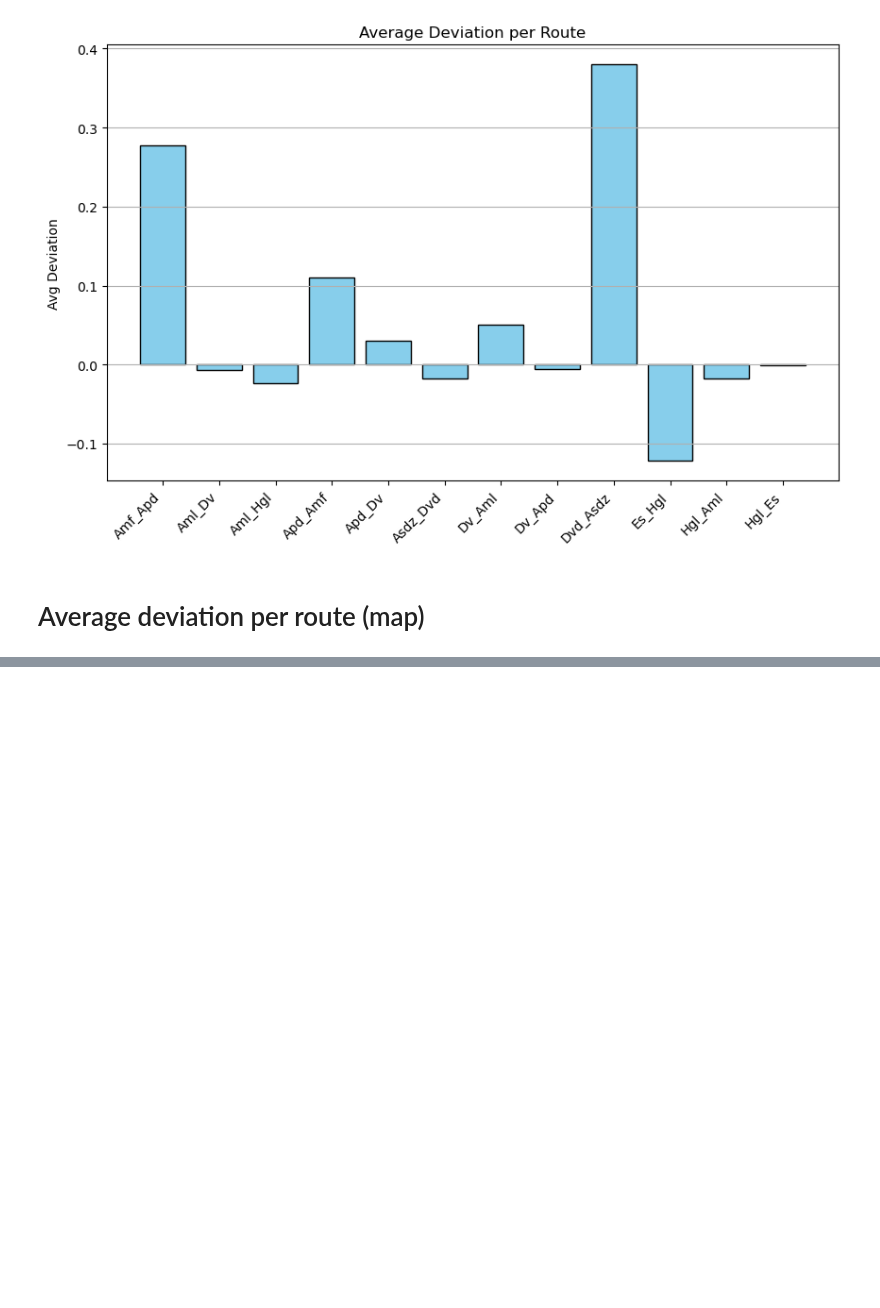
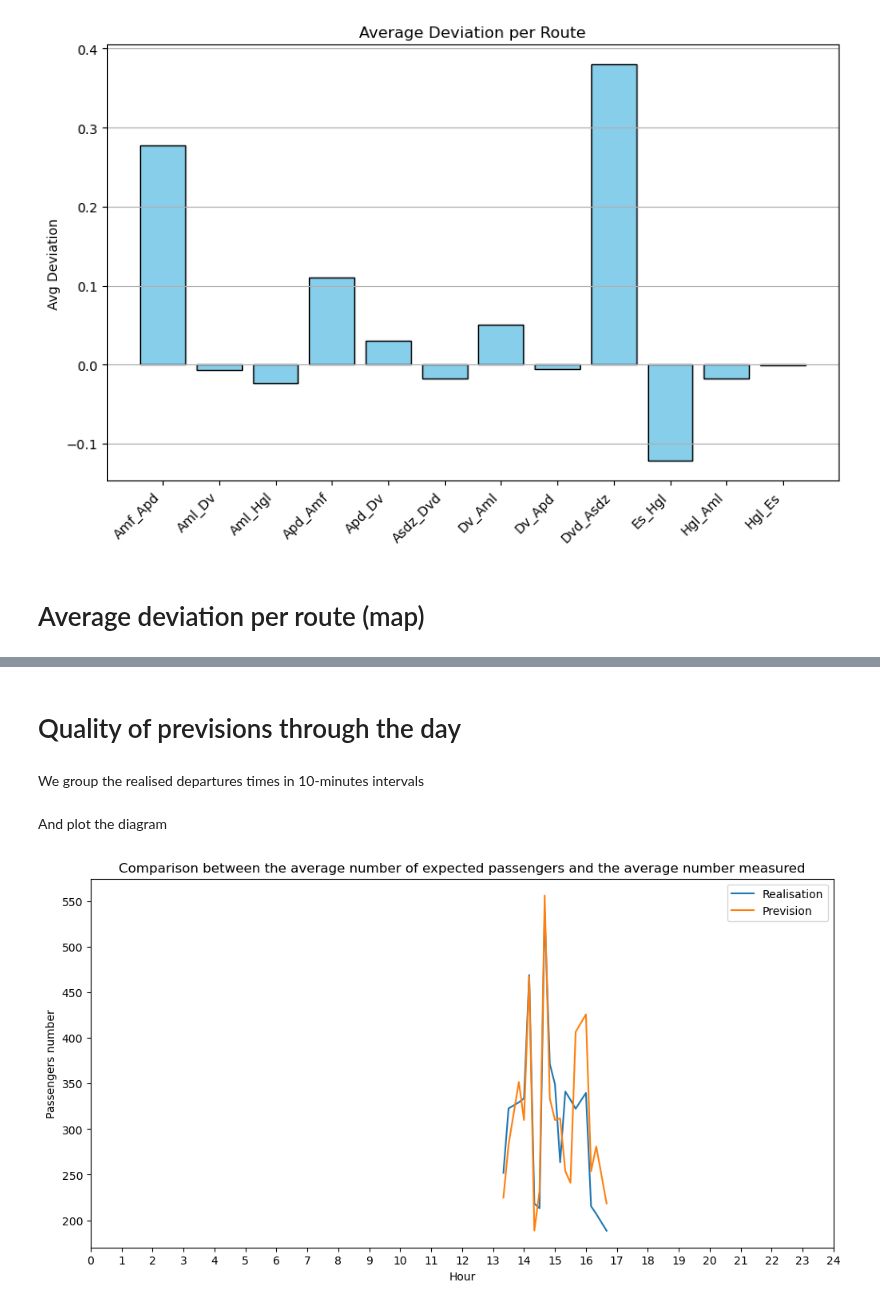
Before and after one commit to Merelkramer/Group2_NS, a Jupyter notebook: DataViz.ipynb, the cells around one changed output, grey strips where cells are left out. Cells and saved outputs as stored; diff of their text form; code cells hidden in the pictures; blank space fills up the shorter version.

Commit message:
diagram quality of previsions through the day

```diff
--- a/DataViz.ipynb
+++ b/DataViz.ipynb
@@ -200,3 +204,7 @@ poly_map.add_child(colors)
 poly_map
 # %% [output]
 [interactive output not drawn]
+# %% [markdown]
+# Quality of previsions through the day
+# %% [markdown]
+We group the realised departures times in 10-minutes intervals
@@ -202,0 +245,21 @@ poly_map
+# %% [markdown]
+And plot the diagram
+# %%
+# This column will serve only for the plot (matplotlib cannot put date format on an x-axis)
+mean_deviation['minutes'] = mean_deviation['round_UITVOERTIJD_AANKOMST'].apply(
+    lambda t: t.hour * 60 + t.minute
+)
+
+# Plot the diagram
+plt.figure(figsize=(12, 6))
+plt.plot(mean_deviation['minutes'], mean_deviation['REALISATIE'], label='Realisation')
+plt.plot(mean_deviation['minutes'], mean_deviation['PROGNOSE_REIZEN'], label='Prevision')
+
+plt.xticks(range(0, 24*60+1, 60), [f"{h}" for h in range(25)])  # ticks every hours
+plt.xlabel("Hour")
+plt.ylabel("Passengers number")
+plt.title("Comparison between the average number of expected passengers and the average number measured")
+plt.legend()
+plt.show()
+# %% [output]
+[figure, added]
```
Also changed, not shown: parts of 3 cells of this notebook.
